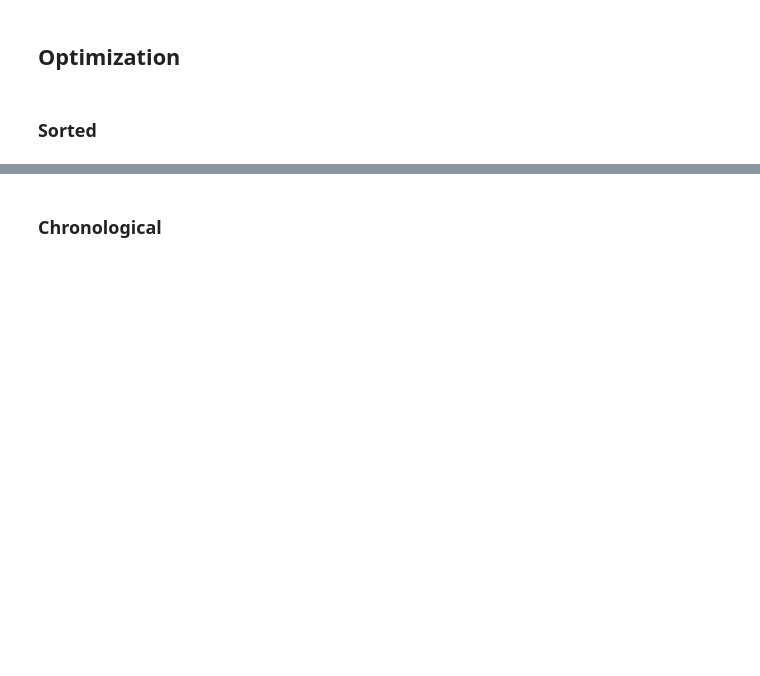
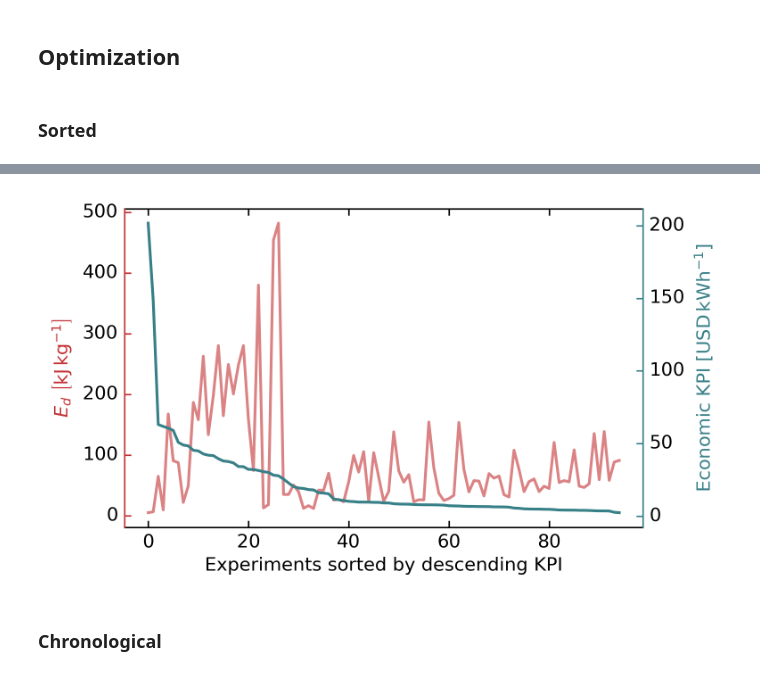
Before and after one commit to giuliobarl/cementbopt, a Jupyter notebook: plots.ipynb, the cells around one changed output, grey strips where cells are left out. Drawn from its saved outputs; the diff is of its cells as text; code cells hidden in the pictures; blank space fills up the shorter version.

```diff
--- a/plots.ipynb
+++ b/plots.ipynb
@@ -169,3 +138,53 @@ plt.show()
+# %%
+# Create figure
+fig = plt.figure(figsize=(5, 5 / golden), dpi=300)
+
+# Sort by KPI
+df_sorted_KPI = df_clean.sort_values("KPI", ascending=False).reset_index(drop=True)
+
+# Host axis (left y-axis for E_d)
+host2 = host_subplot(111, axes_class=AA.Axes)
+
+# Create two parasite axes for the right side
+par1 = host2.twinx()
+
+# Offset the third y-axis (so they don’t overlap)
+par1.axis["right"].toggle(all=True)  # turn on ticks and label for KPI axis
+
+# Plot data
+(p1,) = host2.plot(
+    df_sorted_KPI.index,
+    df_sorted_KPI["E_d"],
+    color="#c33033",
+    label=r"$E_d$",
+    alpha=0.6,
+)
+(p2,) = par1.plot(
+    df_sorted_KPI.index, df_sorted_KPI["KPI"], color="#388088", label="KPI", zorder=3
+)
+
+# Axis labels
+host2.set_xlabel(r"Experiments sorted by descending KPI")
+host2.set_ylabel(r"$E_d \,\, \rm{\left[ kJ \, kg^{-1} \right]}$")
+par1.set_ylabel(r"Economic KPI $\rm{\left[ USD \, kWh^{-1} \right]}$")
+
+# Colors match the plots
+host2.axis["left"].label.set_color(p1.get_color())
+host2.axis["left"].line.set_color(p1.get_color())
+host2.axis["left"].major_ticks.set_color(p1.get_color())
+par1.axis["right"].label.set_color(p2.get_color())
+par1.axis["right"].line.set_color(p2.get_color())
+par1.axis["right"].major_ticks.set_color(p2.get_color())
+
+# # Legend
+# lines = [p1, p2]
+# host2.legend(lines, [line.get_label() for line in lines], loc="upper center")
+
+fig.savefig("plots/sorted_kpi.pdf", bbox_inches="tight", pad_inches=0.05)
+fig.savefig("plots/sorted_kpi.svg", bbox_inches="tight", pad_inches=0.05)
+fig.show()
+# %% [output]
+[figure, added]
 # %% [markdown]
 ### Chronological
 # %%
```
Also changed, not shown: parts of 28 cells of this notebook, 20 other files.
